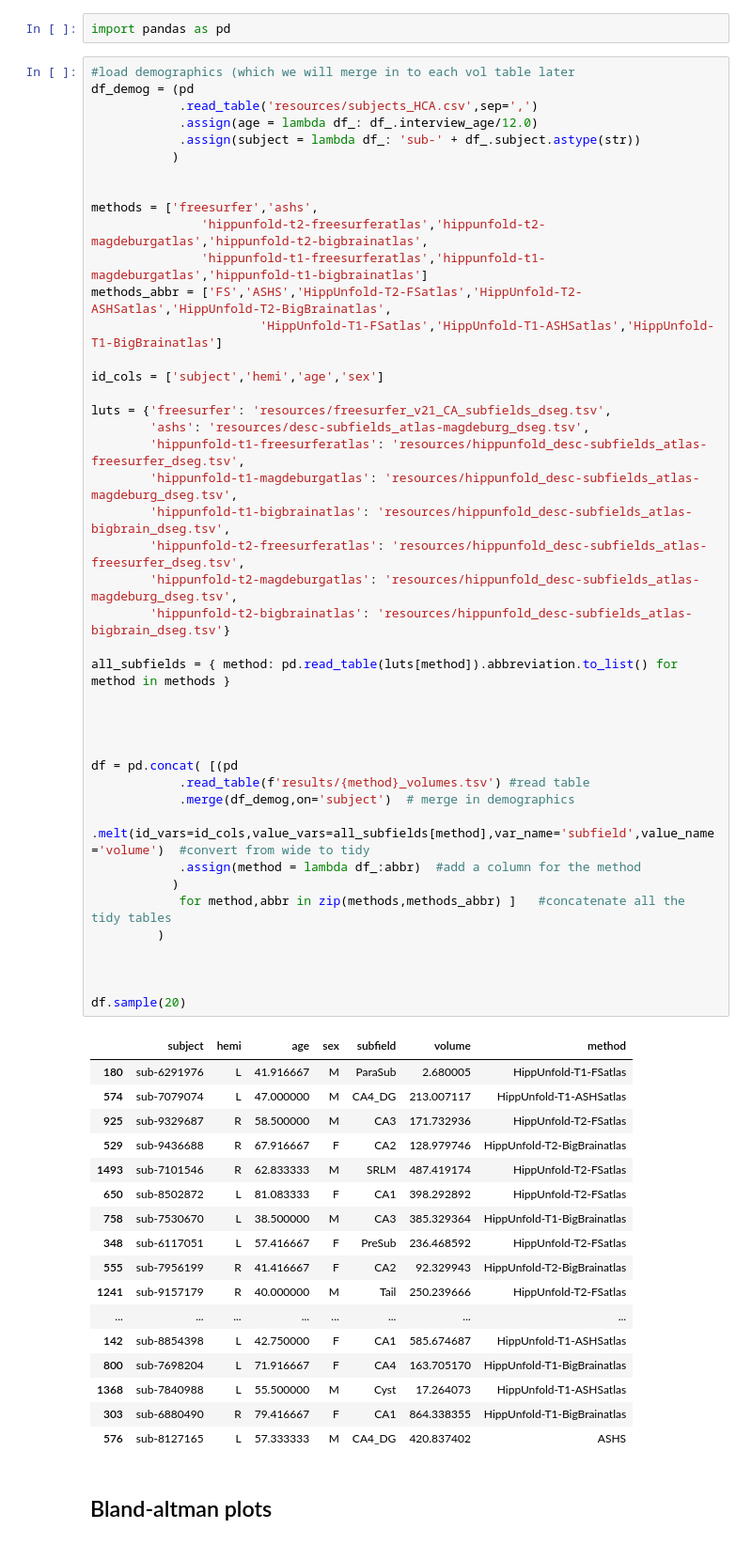
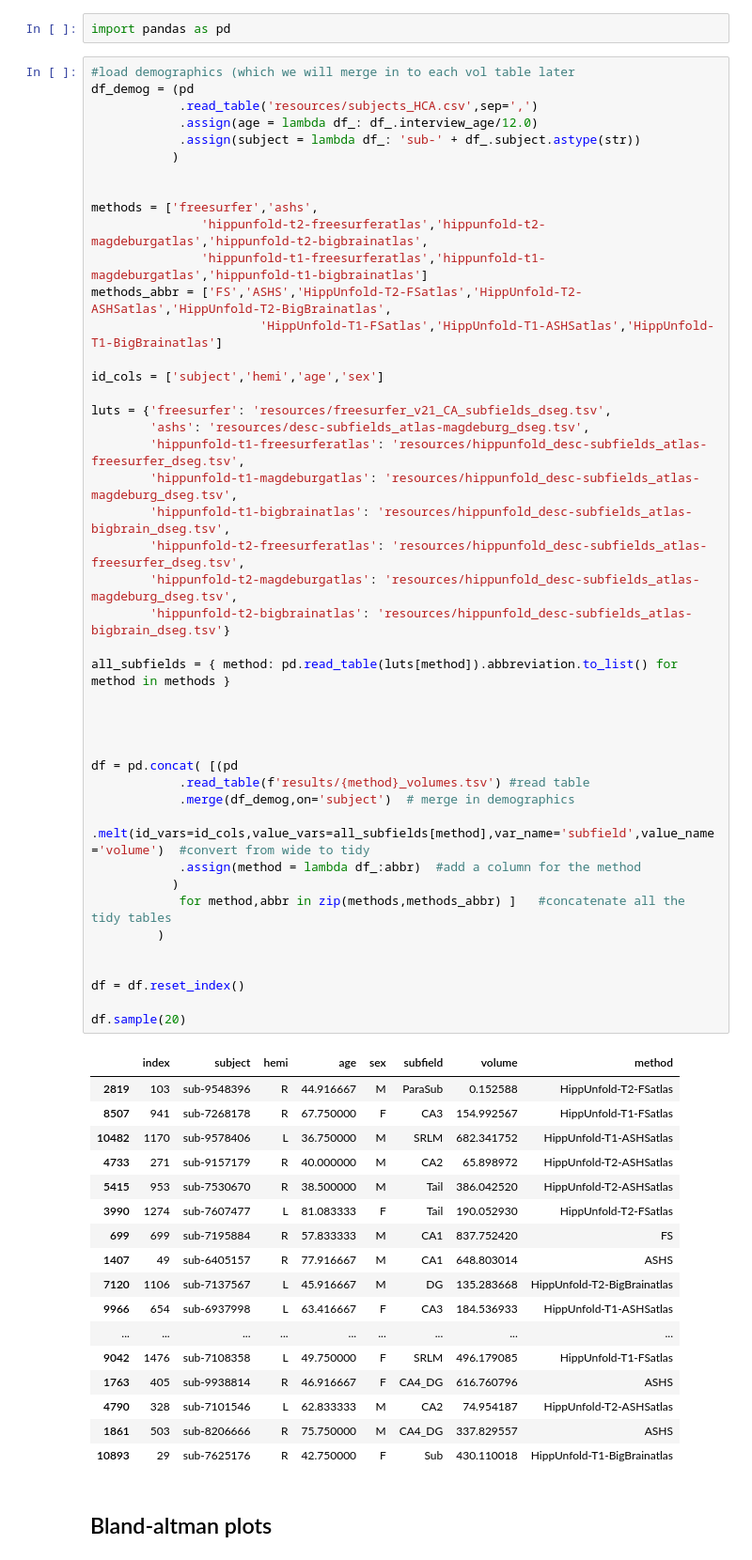
Before and after one commit to akhanf/hippunfold-fs-ashs-comparison, a Jupyter notebook: analysis.ipynb, the cells around one changed output. Shown at 94% size. Drawn from its saved outputs; the diff is of its cells as text.

```diff
--- a/analysis.ipynb
+++ b/analysis.ipynb
@@ -17,50 +17,51 @@ methods_abbr = ['FS','ASHS','HippUnfold-T2-FSatlas','HippUnfold-T2-ASHSatlas','H
 
 id_cols = ['subject','hemi','age','sex']
 
 luts = {'freesurfer': 'resources/freesurfer_v21_CA_subfields_dseg.tsv',
         'ashs': 'resources/desc-subfields_atlas-magdeburg_dseg.tsv',
         'hippunfold-t1-freesurferatlas': 'resources/hippunfold_desc-subfields_atlas-freesurfer_dseg.tsv',
         'hippunfold-t1-magdeburgatlas': 'resources/hippunfold_desc-subfields_atlas-magdeburg_dseg.tsv',
         'hippunfold-t1-bigbrainatlas': 'resources/hippunfold_desc-subfields_atlas-bigbrain_dseg.tsv',
         'hippunfold-t2-freesurferatlas': 'resources/hippunfold_desc-subfields_atlas-freesurfer_dseg.tsv',
         'hippunfold-t2-magdeburgatlas': 'resources/hippunfold_desc-subfields_atlas-magdeburg_dseg.tsv',
         'hippunfold-t2-bigbrainatlas': 'resources/hippunfold_desc-subfields_atlas-bigbrain_dseg.tsv'}
 
 all_subfields = { method: pd.read_table(luts[method]).abbreviation.to_list() for method in methods }
 
 
 
 
 df = pd.concat( [(pd
             .read_table(f'results/{method}_volumes.tsv') #read table
             .merge(df_demog,on='subject')  # merge in demographics
             .melt(id_vars=id_cols,value_vars=all_subfields[method],var_name='subfield',value_name='volume')  #convert from wide to tidy
             .assign(method = lambda df_:abbr)  #add a column for the method
            )
             for method,abbr in zip(methods,methods_abbr) ]   #concatenate all the tidy tables
          )
 
 
+df = df.reset_index()
 
 df.sample(20)
 # %% [output]
-|  | subject | hemi | age | sex | subfield | volume | method |
-| 180 | sub-6291976 | L | 41.916667 | M | ParaSub | 2.680005 | HippUnfold-T1-FSatlas |
-| 574 | sub-7079074 | L | 47.000000 | M | CA4_DG | 213.007117 | HippUnfold-T1-ASHSatlas |
-| 925 | sub-9329687 | R | 58.500000 | M | CA3 | 171.732936 | HippUnfold-T2-FSatlas |
-| 529 | sub-9436688 | R | 67.916667 | F | CA2 | 128.979746 | HippUnfold-T2-BigBrainatlas |
-| 1493 | sub-7101546 | R | 62.833333 | M | SRLM | 487.419174 | HippUnfold-T2-FSatlas |
-| 650 | sub-8502872 | L | 81.083333 | F | CA1 | 398.292892 | HippUnfold-T2-FSatlas |
-| 758 | sub-7530670 | L | 38.500000 | M | CA3 | 385.329364 | HippUnfold-T1-BigBrainatlas |
-| 348 | sub-6117051 | L | 57.416667 | F | PreSub | 236.468592 | HippUnfold-T2-FSatlas |
-| 555 | sub-7956199 | R | 41.416667 | F | CA2 | 92.329943 | HippUnfold-T2-BigBrainatlas |
-| 1241 | sub-9157179 | R | 40.000000 | M | Tail | 250.239666 | HippUnfold-T2-FSatlas |
-| ... | ... | ... | ... | ... | ... | ... | ... |
-| 142 | sub-8854398 | L | 42.750000 | F | CA1 | 585.674687 | HippUnfold-T1-ASHSatlas |
-| 800 | sub-7698204 | L | 71.916667 | F | CA4 | 163.705170 | HippUnfold-T1-BigBrainatlas |
-| 1368 | sub-7840988 | L | 55.500000 | M | Cyst | 17.264073 | HippUnfold-T1-ASHSatlas |
-| 303 | sub-6880490 | R | 79.416667 | F | CA1 | 864.338355 | HippUnfold-T1-BigBrainatlas |
-| 576 | sub-8127165 | L | 57.333333 | M | CA4_DG | 420.837402 | ASHS |
+|  | index | subject | hemi | age | sex | subfield | volume | method |
+| 2819 | 103 | sub-9548396 | R | 44.916667 | M | ParaSub | 0.152588 | HippUnfold-T2-FSatlas |
+| 8507 | 941 | sub-7268178 | R | 67.750000 | F | CA3 | 154.992567 | HippUnfold-T1-FSatlas |
+| 10482 | 1170 | sub-9578406 | L | 36.750000 | M | SRLM | 682.341752 | HippUnfold-T1-ASHSatlas |
+| 4733 | 271 | sub-9157179 | R | 40.000000 | M | CA2 | 65.898972 | HippUnfold-T2-ASHSatlas |
+| 5415 | 953 | sub-7530670 | R | 38.500000 | M | Tail | 386.042520 | HippUnfold-T2-ASHSatlas |
+| 3990 | 1274 | sub-7607477 | L | 81.083333 | F | Tail | 190.052930 | HippUnfold-T2-FSatlas |
+| 699 | 699 | sub-7195884 | R | 57.833333 | M | CA1 | 837.752420 | FS |
+| 1407 | 49 | sub-6405157 | R | 77.916667 | M | CA1 | 648.803014 | ASHS |
+| 7120 | 1106 | sub-7137567 | L | 45.916667 | M | DG | 135.283668 | HippUnfold-T2-BigBrainatlas |
+| 9966 | 654 | sub-6937998 | L | 63.416667 | F | CA3 | 184.536933 | HippUnfold-T1-ASHSatlas |
+| ... | ... | ... | ... | ... | ... | ... | ... | ... |
+| 9042 | 1476 | sub-7108358 | L | 49.750000 | F | SRLM | 496.179085 | HippUnfold-T1-FSatlas |
+| 1763 | 405 | sub-9938814 | R | 46.916667 | F | CA4_DG | 616.760796 | ASHS |
+| 4790 | 328 | sub-7101546 | L | 62.833333 | M | CA2 | 74.954187 | HippUnfold-T2-ASHSatlas |
+| 1861 | 503 | sub-8206666 | R | 75.750000 | M | CA4_DG | 337.829557 | ASHS |
+| 10893 | 29 | sub-7625176 | R | 42.750000 | F | Sub | 430.110018 | HippUnfold-T1-BigBrainatlas |
 # %% [markdown]
 ## Bland-altman plots
 # %%
```
Also changed, not shown: parts of 8 cells of this notebook.
